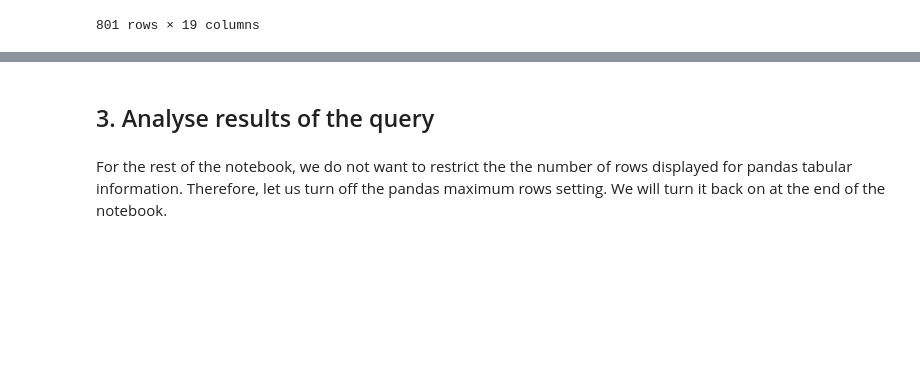
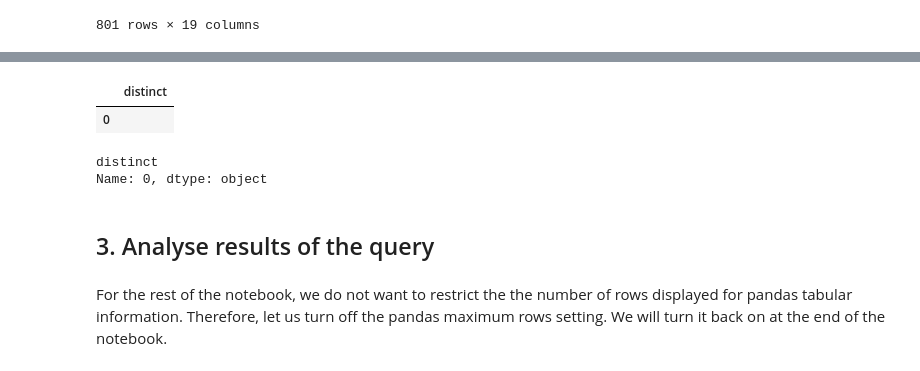
Before and after one commit to lsst-dm/vv-team-notebooks, a Jupyter notebook: notebooks/PREOPS-5002-target-report.ipynb, the cells around one changed output, grey strips where cells are left out. Cells and saved outputs as stored; diff of their text form; code cells hidden in the pictures; blank space fills up the shorter version.

```diff
--- a/notebooks/PREOPS-5002-target-report.ipynb
+++ b/notebooks/PREOPS-5002-target-report.ipynb
@@ -319,0 +352,3 @@ df_exposure
+# %%
+from lsst_efd_client import EfdClient
+client = EfdClient("usdfdev_efd", db_name="lsst.dm")
@@ -319,0 +376,15 @@ df_exposure
+# %%
+#query = '''SELECT * FROM "lsst.dm.e1Diff" WHERE time > now() - 100d '''
+#query = '''SELECT * FROM "lsst.dm.calexpMetrics" WHERE time > now() - 100d '''
+query = '''SELECT DISTINCT day_obs FROM "lsst.dm.calexpMetrics"'''
+df = await client.influx_client.query(query)
+df.columns.values
+df
+# %% [output]
+|  | distinct |
+| 0 |  |
+# %%
+df.iloc[0]
+# %% [output]
+distinct
+Name: 0, dtype: object
```
Also changed, not shown: parts of 18 cells of this notebook.
